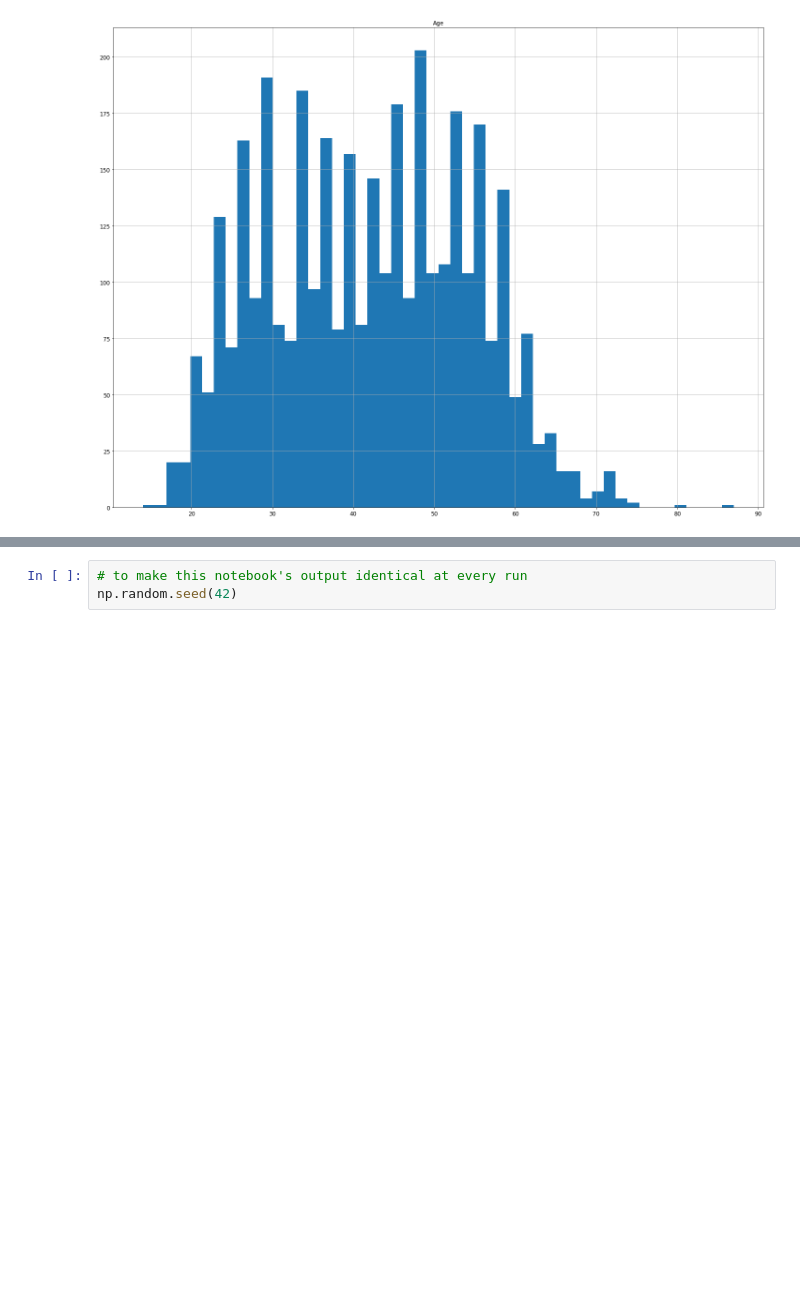
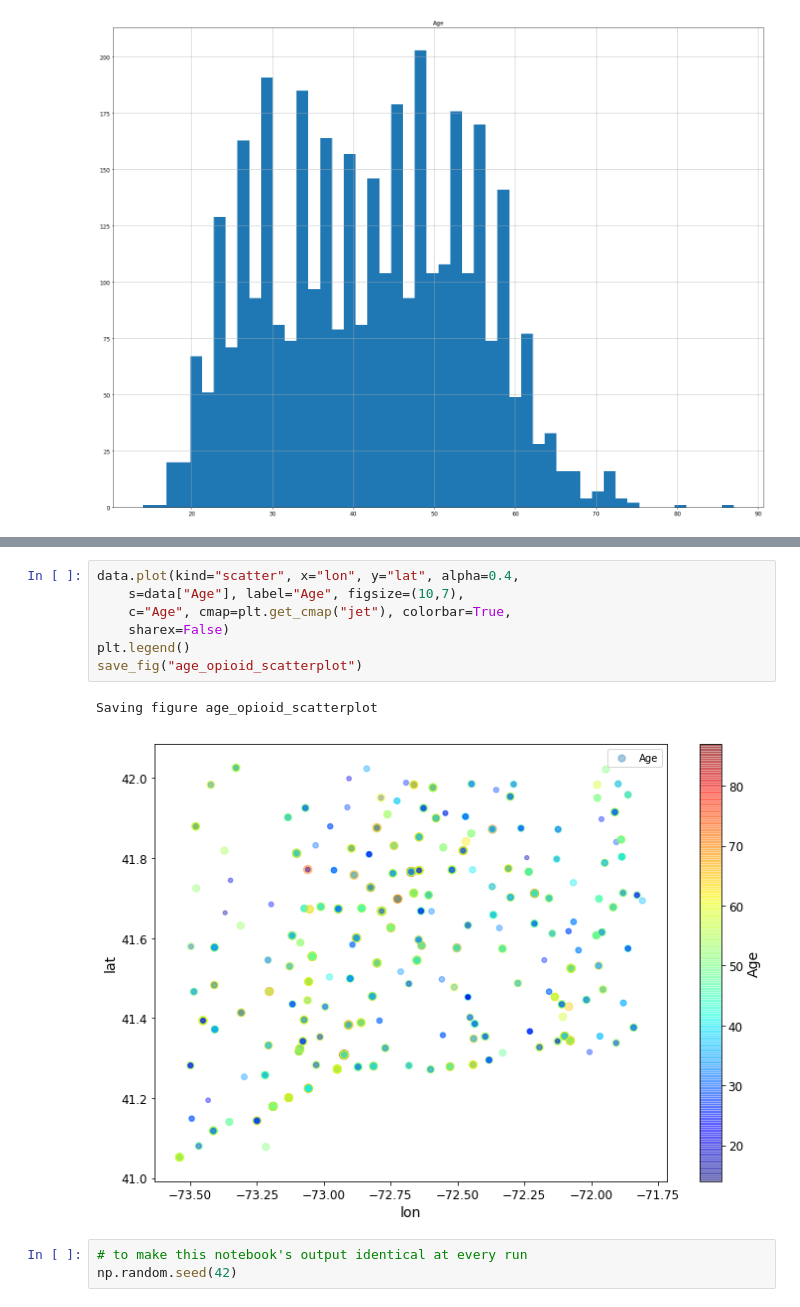
Before and after one commit to thilankam/opioid-data-ml, a Jupyter notebook: final_project.ipynb, the cells around one changed output, grey strips where cells are left out. Cells and saved outputs as stored; diff of their text form; blank space fills up the shorter version.

```diff
--- a/final_project.ipynb
+++ b/final_project.ipynb
@@ -139,3 +219,13 @@ Saving figure age_histogram_plot
+# %%
+data.plot(kind="scatter", x="lon", y="lat", alpha=0.4,
+    s=data["Age"], label="Age", figsize=(10,7),
+    c="Age", cmap=plt.get_cmap("jet"), colorbar=True,
+    sharex=False)
+plt.legend()
+save_fig("age_opioid_scatterplot")
+# %% [output]
+Saving figure age_opioid_scatterplot
+[figure, added]
 # %%
 # to make this notebook's output identical at every run
 np.random.seed(42)
```
Also changed, not shown: parts of 26 cells of this notebook.
